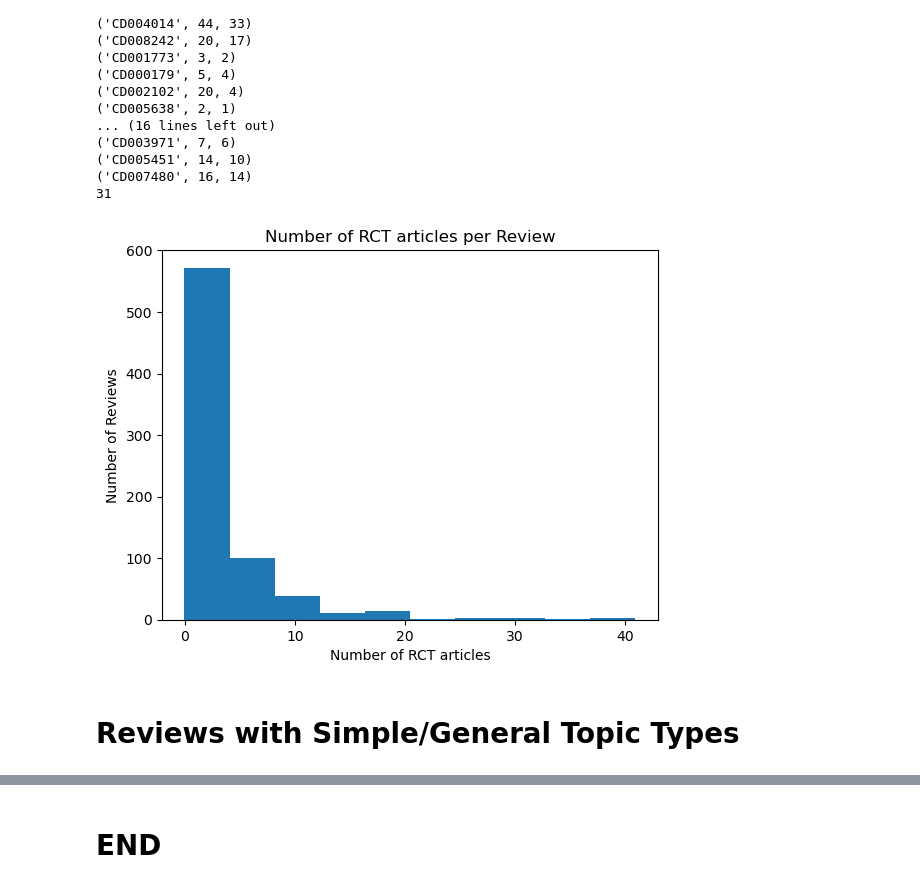
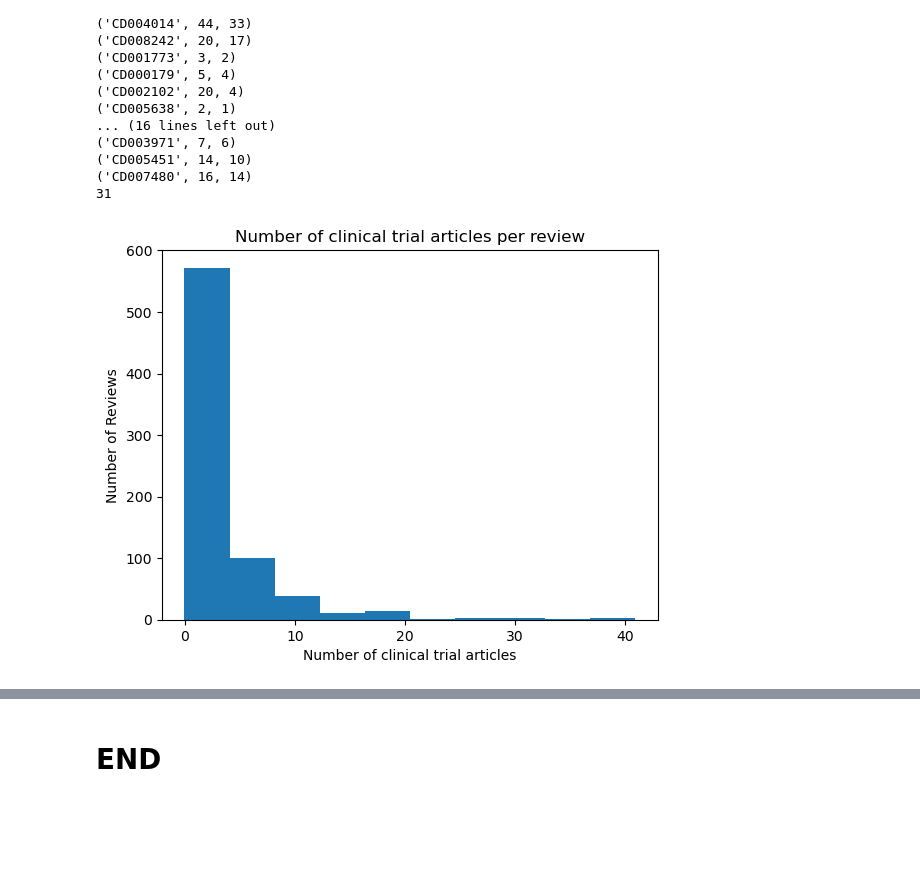
Before and after one commit to hyesunyun/LLMHealthFramingEffect, a Jupyter notebook: data/data_exploration_preprocess.ipynb, the cells around one changed output, grey strips where cells are left out. Cells and saved outputs as stored; diff of their text form; code cells hidden in the pictures; blank space fills up the shorter version.

```diff
--- a/data/data_exploration_preprocess.ipynb
+++ b/data/data_exploration_preprocess.ipynb
@@ -646,18 +624,21 @@ print(count)
 ('CD007480', 16, 14)
 31
 # %%
-filtered_data = pd.read_json("./cochrane_review_data_filtered_mismatched_studies.jsonl", lines=True)
+import pandas as pd
+
+filtered_data = pd.read_json("./cochrane_review_data_final.jsonl", lines=True)
 
 # create a histogram of the number of inputs per review
 import matplotlib.pyplot as plt
 
 plt.hist(filtered_data["NumInputs"], align="left")
-plt.xlabel("Number of RCT articles")
+plt.xlabel("Number of clinical trial articles")
 plt.ylabel("Number of Reviews")
-plt.title("Number of RCT articles per Review")
+plt.title("Number of clinical trial articles per review")
+
+# save the figure as PDF
+plt.savefig("./num_clinical_trials_per_review.pdf")
 
 plt.show()
 # %% [output]
-[figure, old version]
+[figure, new version]
-# %% [markdown]
-# Reviews with Simple/General Topic Types
```
Also changed, not shown: parts of 5 cells of this notebook, 1 other file.
